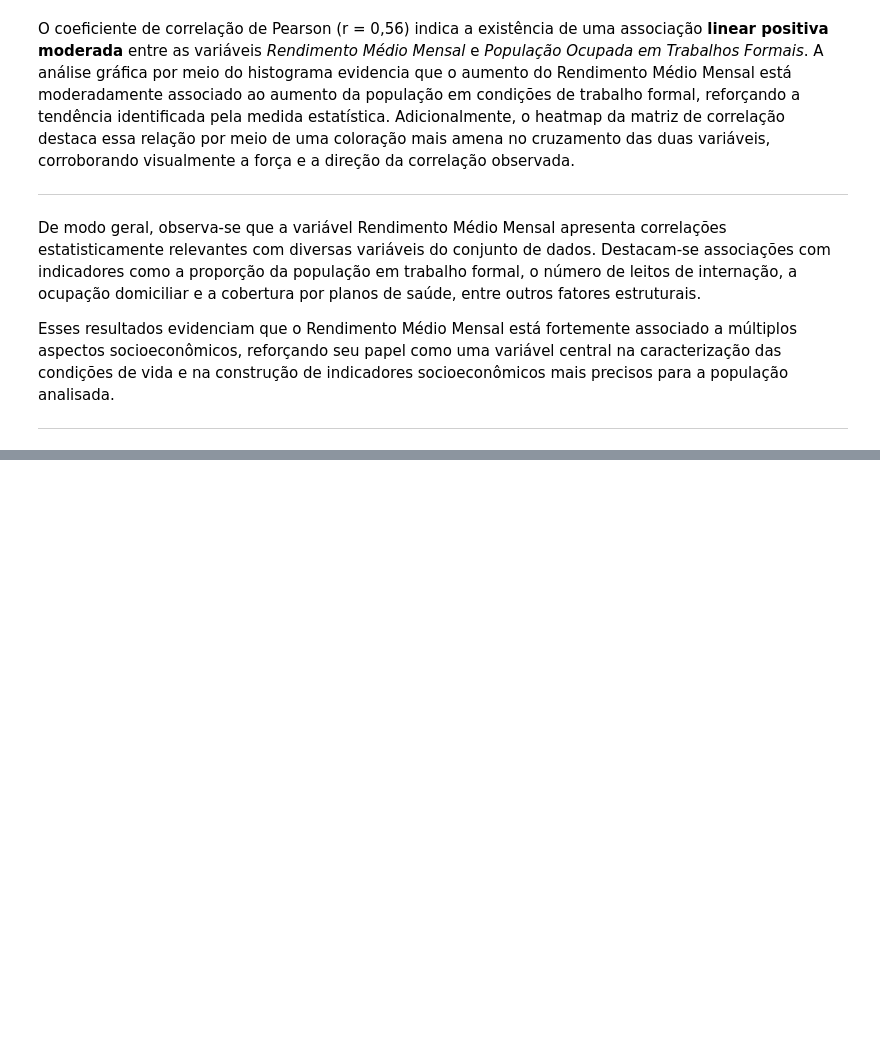
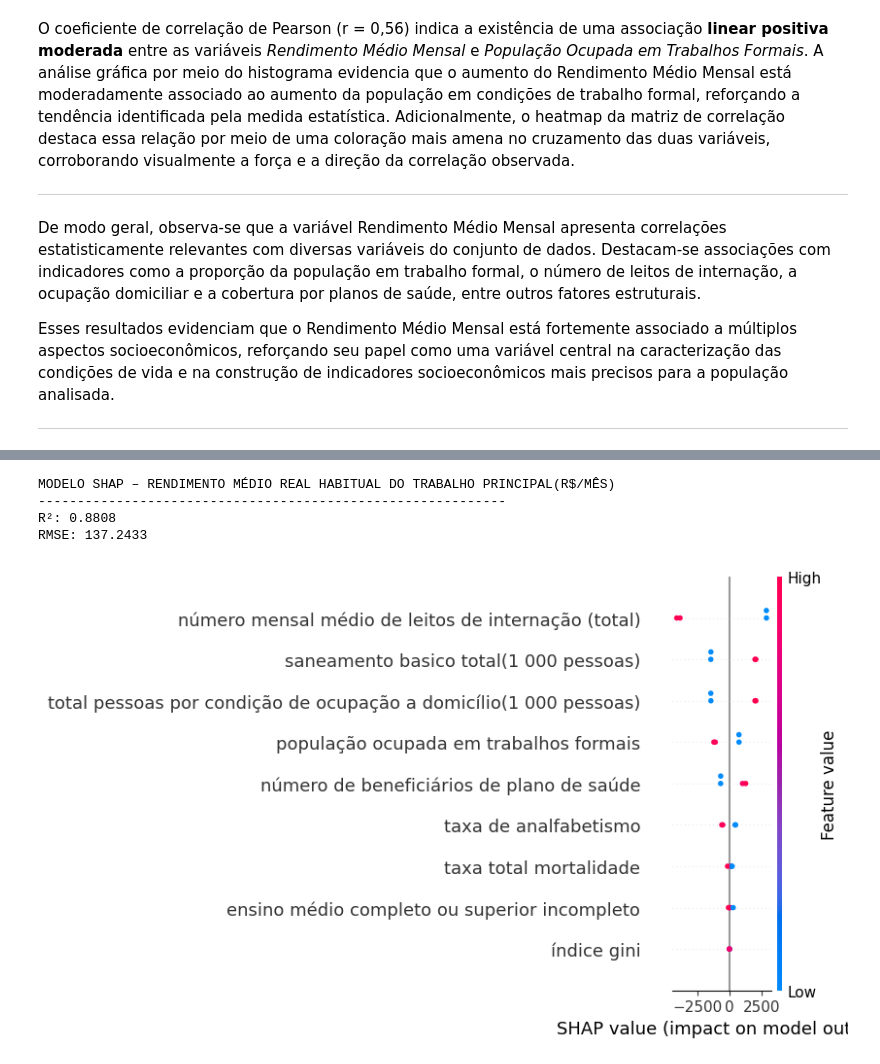
Before and after one commit to rafaella-moreira/DesafioII-ZettaLab, a Jupyter notebook: notebooks/analisedados.ipynb, the cells around one changed output, grey strips where cells are left out. Saved outputs shown, nothing was run; the diff lists cells and outputs as text; code cells hidden in the pictures; blank space fills up the shorter version.

```diff
--- a/notebooks/analisedados.ipynb
+++ b/notebooks/analisedados.ipynb
@@ -2028,0 +2321,14 @@ Esses resultados evidenciam que o Rendimento Médio Mensal está fortemente asso
+# %%
+dependente_var = 'rendimento médio real habitual do trabalho principal(r$/mês)'
+
+variaveis_independentes = [
+    'taxa total mortalidade',
+    'índice gini',
+    'ensino médio completo ou superior incompleto',
+    'taxa de analfabetismo',
+    'saneamento basico total(1 000 pessoas)',
+    'número de beneficiários de plano de saúde',
+    'número mensal médio de leitos de internação (total)',
+    'total pessoas por condição de ocupação a domicílio(1 000 pessoas)',
+    'população ocupada em trabalhos formais'
+]
@@ -2028,0 +2359,10 @@ Esses resultados evidenciam que o Rendimento Médio Mensal está fortemente asso
+# %%
+df_modelo = database.copy()
+
+modelo_stats = rodar_regressao_linear_stats(
+    df=df_modelo,
+    dependente_var=dependente_var,
+    variaveis_independentes=variaveis_independentes
+)
+
+print(modelo_stats.summary())
@@ -2028,0 +2430,12 @@ Esses resultados evidenciam que o Rendimento Médio Mensal está fortemente asso
+# %%
+modelo_shap, valores_shap = rodar_regressao_linear_shap(
+    df=df_modelo,
+    dependente_var=dependente_var,
+    variaveis_independentes=variaveis_independentes
+)
+# %% [output]
+MODELO SHAP – RENDIMENTO MÉDIO REAL HABITUAL DO TRABALHO PRINCIPAL(R$/MÊS)
+------------------------------------------------------------
+R²: 0.8808
+RMSE: 137.2433
+[figure, added]
```
Also changed, not shown: parts of 37 cells of this notebook, 1 other file.
